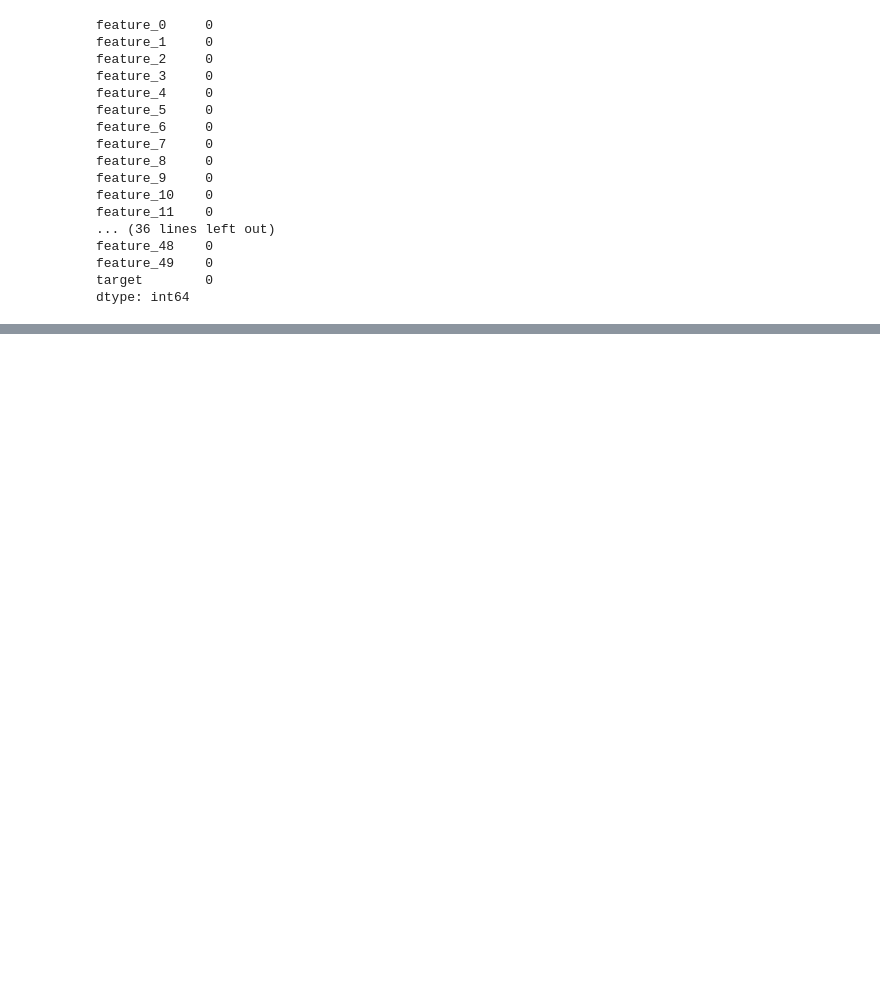
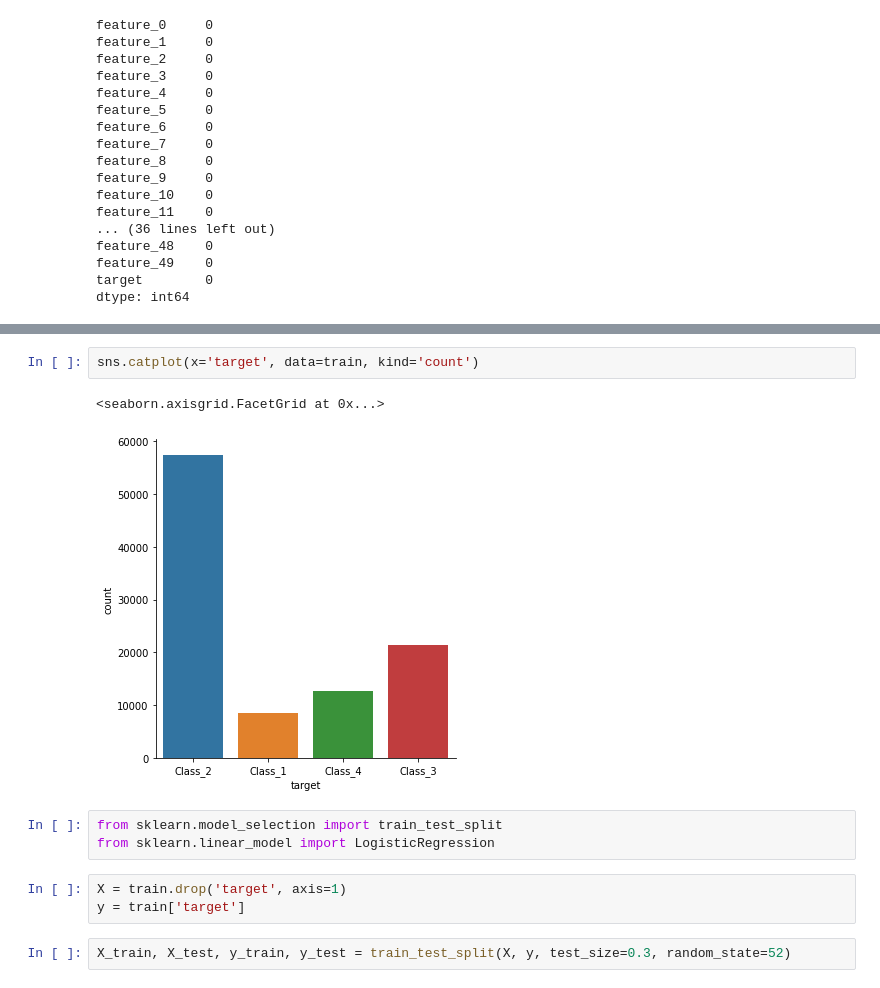
Before and after one commit to shreyansh273/TPS-May-2021, a Jupyter notebook: TPS_May2021.ipynb, the cells around one changed output, grey strips where cells are left out. Saved outputs shown, nothing was run; the diff lists cells and outputs as text; blank space fills up the shorter version.

Commit message:
Basic eda with one vs all logistic regression model. Class imbalance issue needs to be fixed

```diff
--- a/TPS_May2021.ipynb
+++ b/TPS_May2021.ipynb
@@ -95,0 +117,13 @@ dtype: int64
+# %%
+sns.catplot(x='target', data=train, kind='count')
+# %% [output]
+<seaborn.axisgrid.FacetGrid at 0x...>
+[figure, added]
+# %%
+from sklearn.model_selection import train_test_split
+from sklearn.linear_model import LogisticRegression
+# %%
+X = train.drop('target', axis=1)
+y = train['target']
+# %%
+X_train, X_test, y_train, y_test = train_test_split(X, y, test_size=0.3, random_state=52)
```
Also changed, not shown: parts of 6 cells of this notebook.
